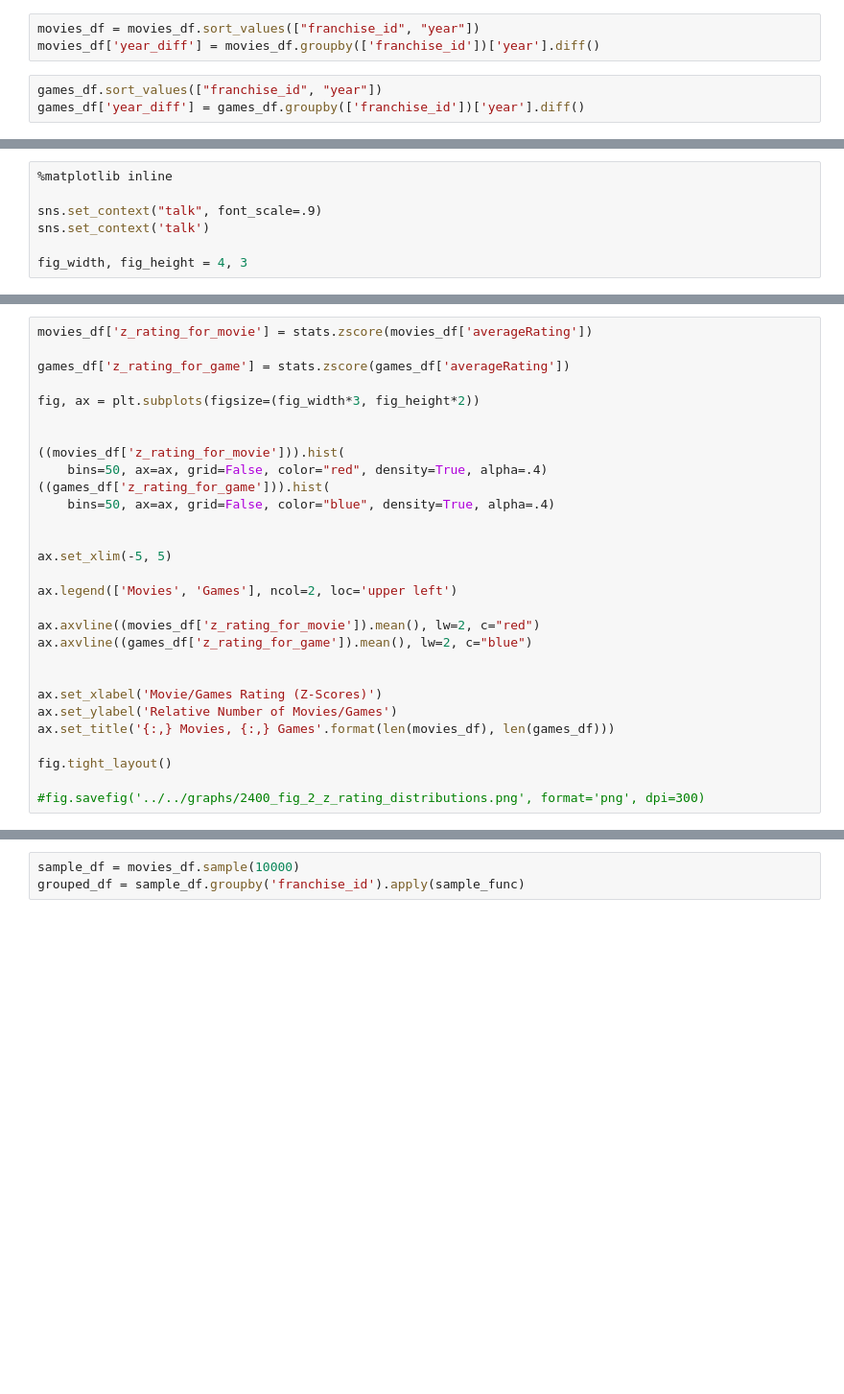
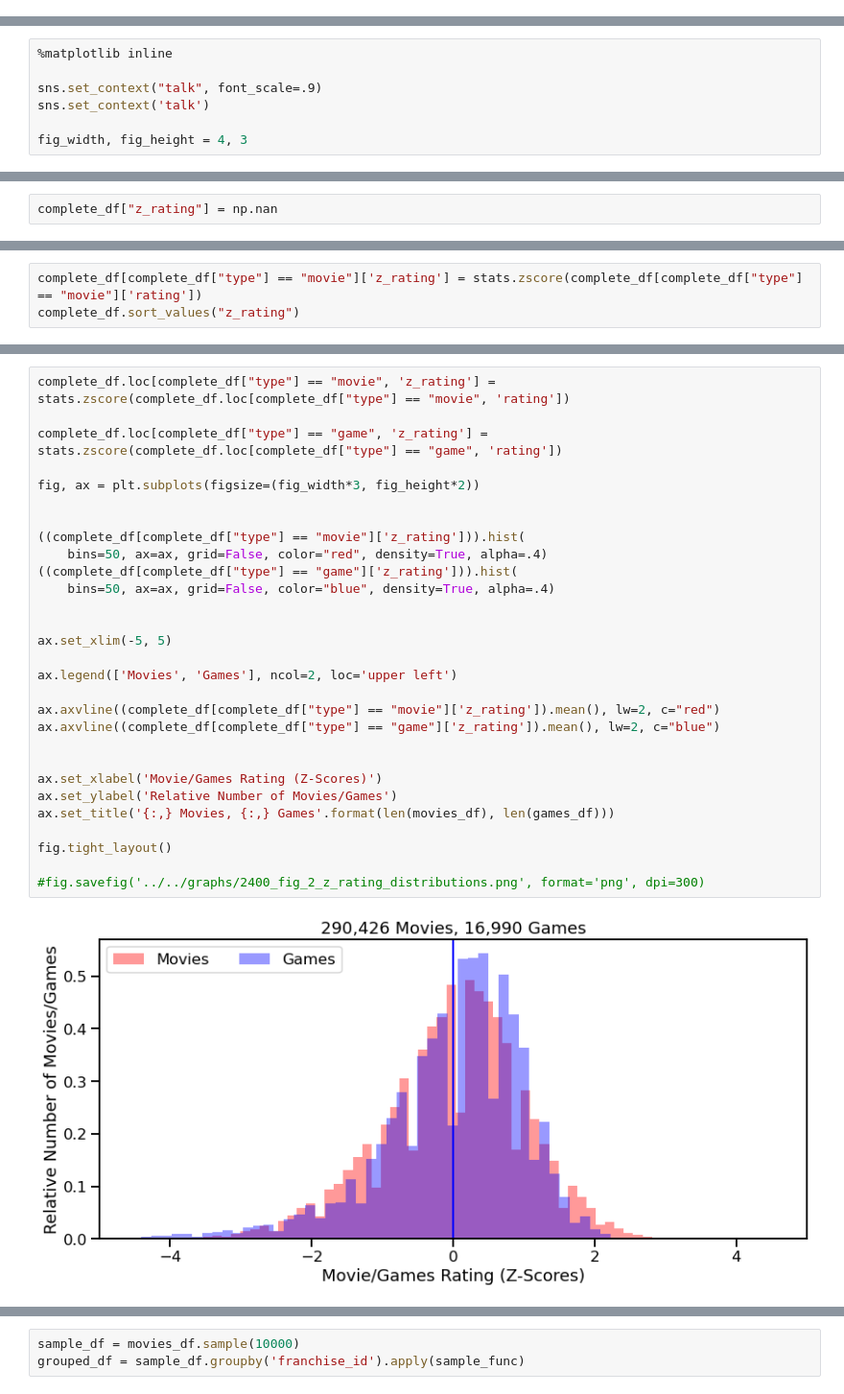
Before and after one commit to adambrennan150/Franchises, a Jupyter notebook: Initial_Analysis.ipynb, the cells around one changed output, grey strips where cells are left out. Shown at 96% size. Drawn from its saved outputs; the diff is of its cells as text; blank space fills up the shorter version.

```diff
--- a/Initial_Analysis.ipynb
+++ b/Initial_Analysis.ipynb
@@ -123,9 +215,3 @@ Create additional columns for the datasets containing average rating for the fra
 #movies_df = movies_df.merge(av_vote_year[['franchise_id', 'year', 'rating']], on=['franchise_id', 'year'], how = "outer", suffixes=(None, '_franchise_average'))
 #av_vote_year = games_df.groupby(['franchise_id', 'year'])['rating'].mean().reset_index(drop=False)
 #games_df = games_df.merge(av_vote_year[['franchise_id', 'year', 'rating']], on=['franchise_id', 'year'], how = "outer", suffixes=(None, '_franchise_average'))
-# %%
-movies_df = movies_df.sort_values(["franchise_id", "year"])
-movies_df['year_diff'] = movies_df.groupby(['franchise_id'])['year'].diff()
-# %%
-games_df.sort_values(["franchise_id", "year"])
-games_df['year_diff'] = games_df.groupby(['franchise_id'])['year'].diff()
@@ -355,0 +340,2 @@ stats.zscore(movies_df['averageRating']).mean()
+# %%
+complete_df["z_rating"] = np.nan
@@ -355,0 +348,3 @@ stats.zscore(movies_df['averageRating']).mean()
+# %%
+complete_df[complete_df["type"] == "movie"]['z_rating'] = stats.zscore(complete_df[complete_df["type"] == "movie"]['rating'])
+complete_df.sort_values("z_rating")
@@ -356,29 +370,31 @@ stats.zscore(movies_df['averageRating']).mean()
 # %%
-movies_df['z_rating_for_movie'] = stats.zscore(movies_df['averageRating'])
+complete_df.loc[complete_df["type"] == "movie", 'z_rating'] = stats.zscore(complete_df.loc[complete_df["type"] == "movie", 'rating'])
 
-games_df['z_rating_for_game'] = stats.zscore(games_df['averageRating'])
+complete_df.loc[complete_df["type"] == "game", 'z_rating'] = stats.zscore(complete_df.loc[complete_df["type"] == "game", 'rating'])
 
 fig, ax = plt.subplots(figsize=(fig_width*3, fig_height*2))
 
 
-((movies_df['z_rating_for_movie'])).hist(
+((complete_df[complete_df["type"] == "movie"]['z_rating'])).hist(
     bins=50, ax=ax, grid=False, color="red", density=True, alpha=.4)
-((games_df['z_rating_for_game'])).hist(
+((complete_df[complete_df["type"] == "game"]['z_rating'])).hist(
     bins=50, ax=ax, grid=False, color="blue", density=True, alpha=.4)
 
 
 ax.set_xlim(-5, 5)
 
 ax.legend(['Movies', 'Games'], ncol=2, loc='upper left')
 
-ax.axvline((movies_df['z_rating_for_movie']).mean(), lw=2, c="red")
-ax.axvline((games_df['z_rating_for_game']).mean(), lw=2, c="blue")
+ax.axvline((complete_df[complete_df["type"] == "movie"]['z_rating']).mean(), lw=2, c="red")
+ax.axvline((complete_df[complete_df["type"] == "game"]['z_rating']).mean(), lw=2, c="blue")
 
 
 ax.set_xlabel('Movie/Games Rating (Z-Scores)')
 ax.set_ylabel('Relative Number of Movies/Games')
 ax.set_title('{:,} Movies, {:,} Games'.format(len(movies_df), len(games_df)))
 
 fig.tight_layout()
 
 #fig.savefig('../../graphs/2400_fig_2_z_rating_distributions.png', format='png', dpi=300)
+# %% [output]
+[figure, added]
```
Also changed, not shown: parts of 77 cells of this notebook.
